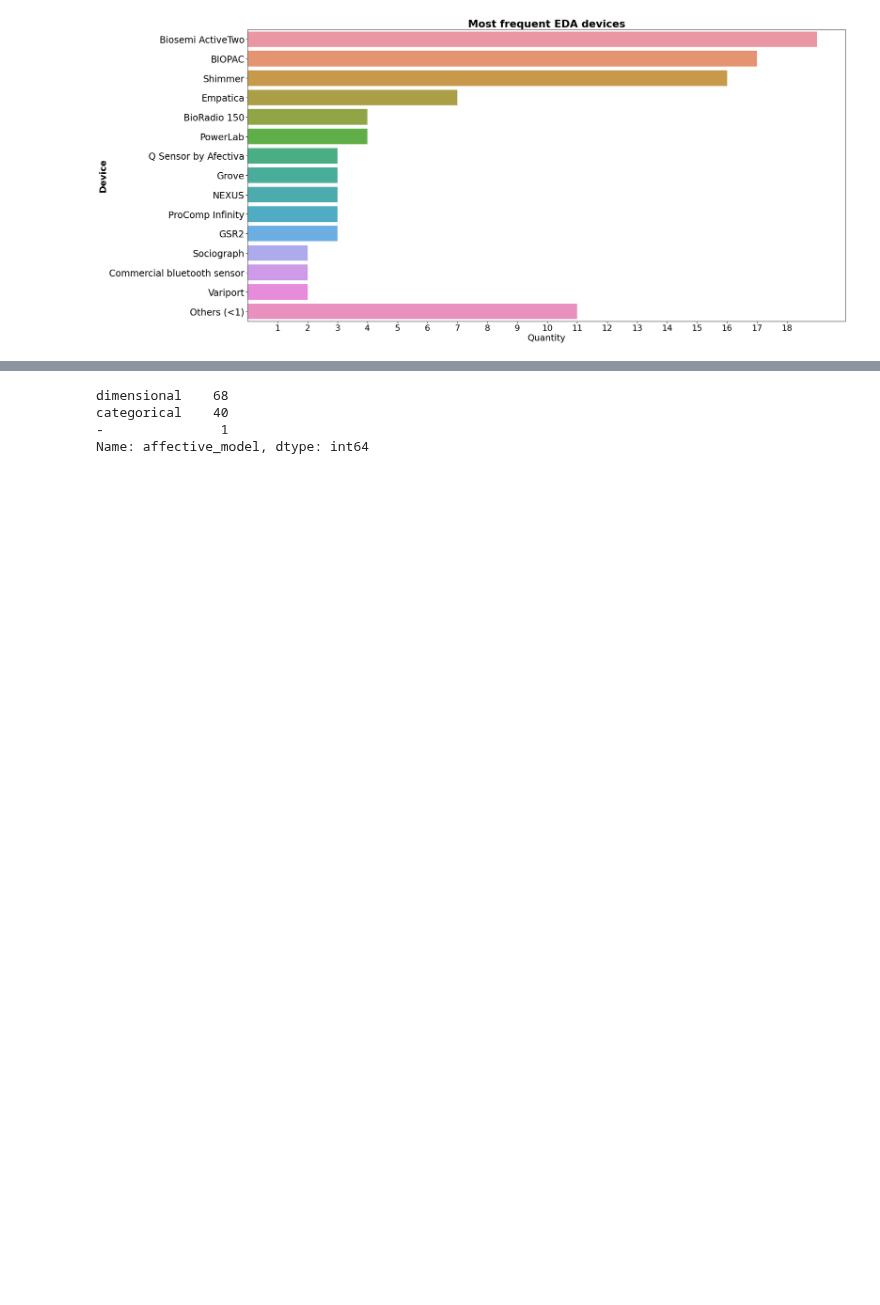
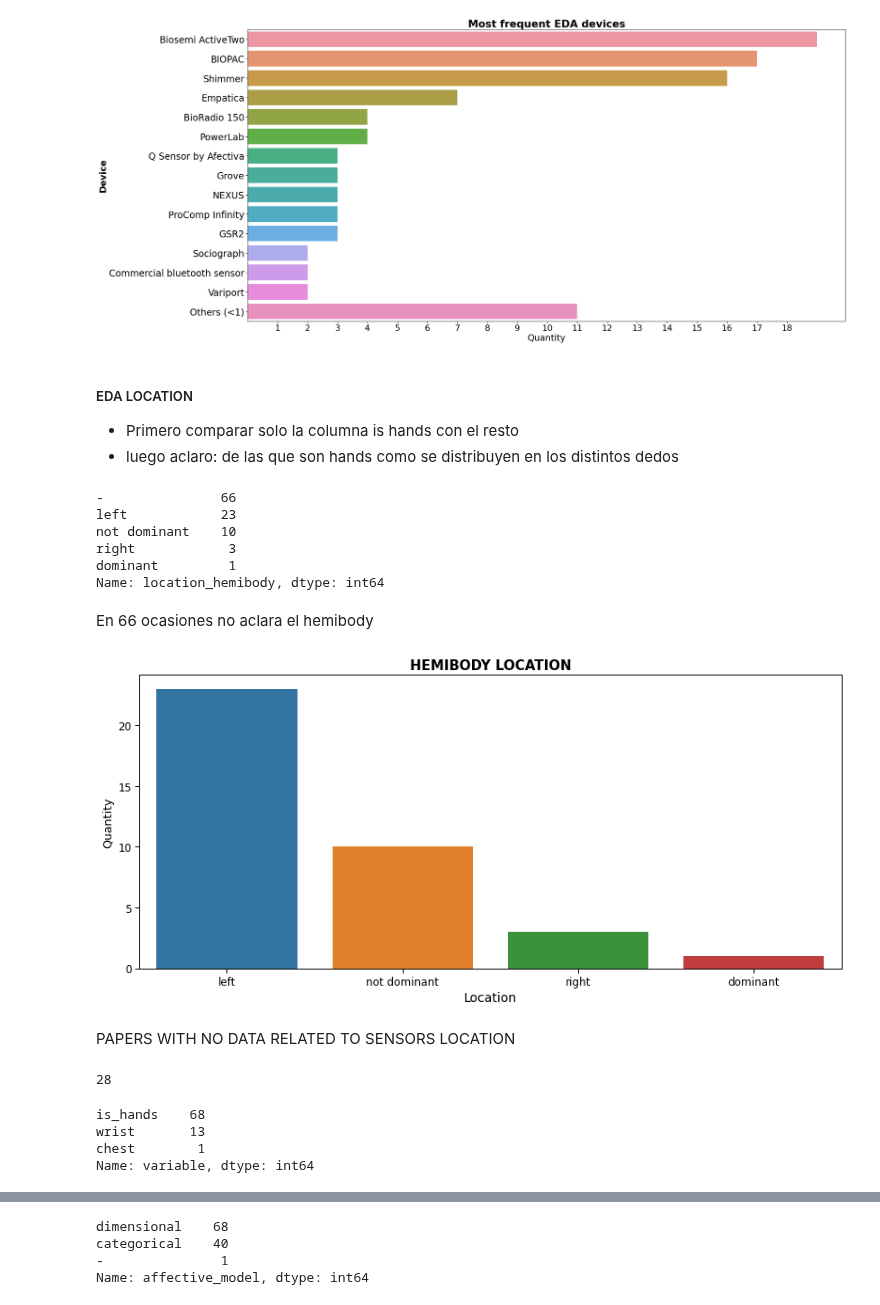
Before and after one commit to tomdamelio/Review_EDA_Emotion_Recognition, a Jupyter notebook: AGUS/agus_analysis.ipynb, the cells around one changed output, grey strips where cells are left out. Cells and saved outputs as stored; diff of their text form; code cells hidden in the pictures; blank space fills up the shorter version.

```diff
--- a/AGUS/agus_analysis.ipynb
+++ b/AGUS/agus_analysis.ipynb
@@ -510,3 +578,48 @@ plt.xticks(ticks = range(1,19), fontsize = 22)
 plt.show()
 # %% [output]
 [figure]
+# %% [markdown]
+##### EDA LOCATION
+
+- Primero comparar solo la columna is hands con el resto
+- luego aclaro: de las que son hands como se distribuyen en los distintos dedos
+# %%
+#Import data
+# df_eda = pd.read_csv('../update_data/Tabla Normalizada - EDA.csv', na_values=['-'])
+# df_eda= df_eda.fillna('-')
+df_eda['location_hemibody'] = df_eda['location_hemibody'].replace({'non-dominant': 'not dominant'})
+
+# eda_hemibody = df_eda[df_eda['location_hemibody']!= '-']
+# %%
+hemibody = df_eda.groupby(['paper_id', 'location_hemibody']).nth(0)
+hemibody.reset_index(inplace=True)
+hemibody['location_hemibody'].value_counts()
+# %% [output]
+-               66
+left            23
+not dominant    10
+right            3
+dominant         1
+Name: location_hemibody, dtype: int64
+# %% [markdown]
+En 66 ocasiones no aclara el hemibody
+# %%
+#Orden
+plot_order = ['left', 'not dominant', 'right', 'dominant']
+#Plot
+plt.figure(figsize = (14,6))
+sns.set_context('paper')
+sns.countplot(x = 'location_hemibody',
+            data = hemibody,
+            order = plot_order)
+plt.title('HEMIBODY LOCATION',
+            fontweight = 'bold',
+            fontsize = 15)
+plt.xlabel('Location',
+            fontsize = 14)
+plt.ylabel('Quantity', fontsize =13)
+plt.xticks(fontsize = 12)
+plt.yticks(fontsize = 12)
+plt.show()
+# %% [output]
+[figure, added]
@@ -512,0 +635,17 @@ plt.show()
+# %% [markdown]
+PAPERS WITH NO DATA RELATED TO SENSORS LOCATION
+# %%
+len(sensors[(sensors['is_hands'] == '-') &
+            (sensors['wrist'] == '-') &
+            (sensors['chest'] == '-') &
+            (sensors['left_lobe_temporalis'] == '-')])
+# %% [output]
+28
+# %%
+general_place = multi_reversing(sensors, 'model_id',sensors[['is_hands','wrist', 'chest', 'left_lobe_temporalis']])
+general_place['variable'].value_counts()
+# %% [output]
+is_hands    68
+wrist       13
+chest        1
+Name: variable, dtype: int64
```
Also changed, not shown: parts of 30 cells of this notebook.
